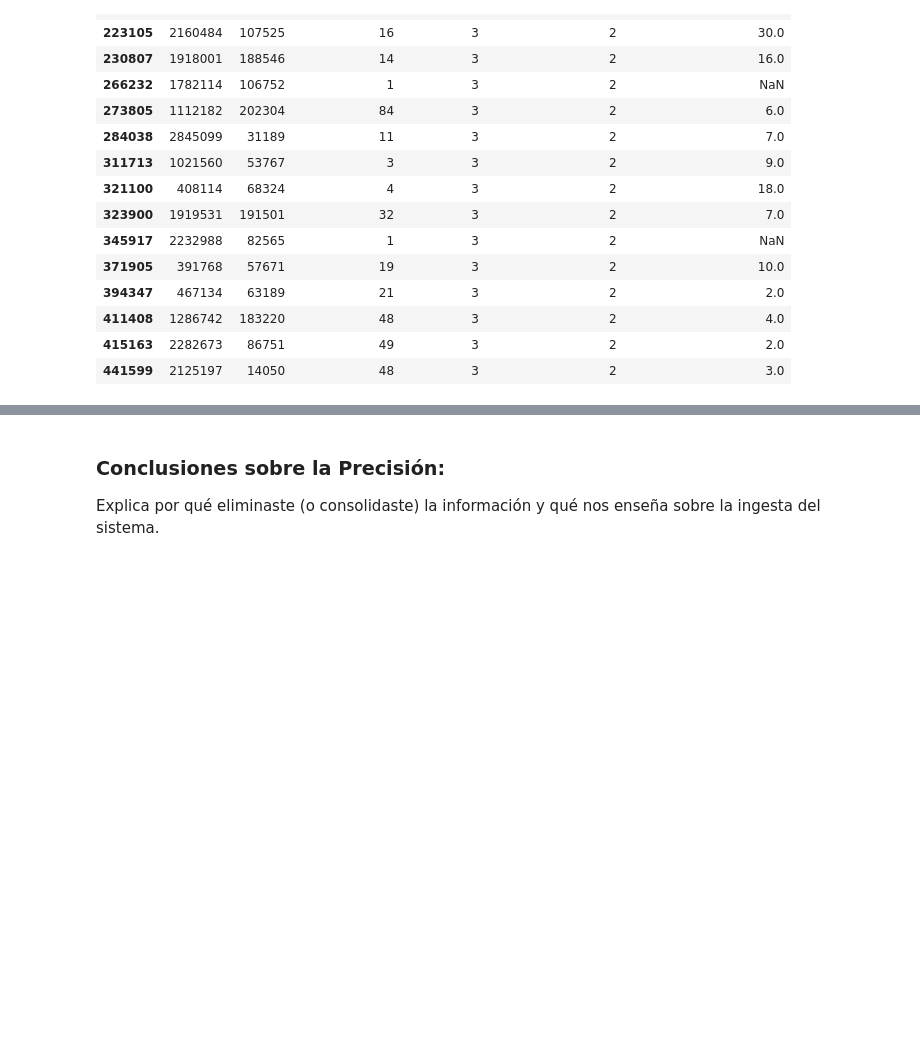
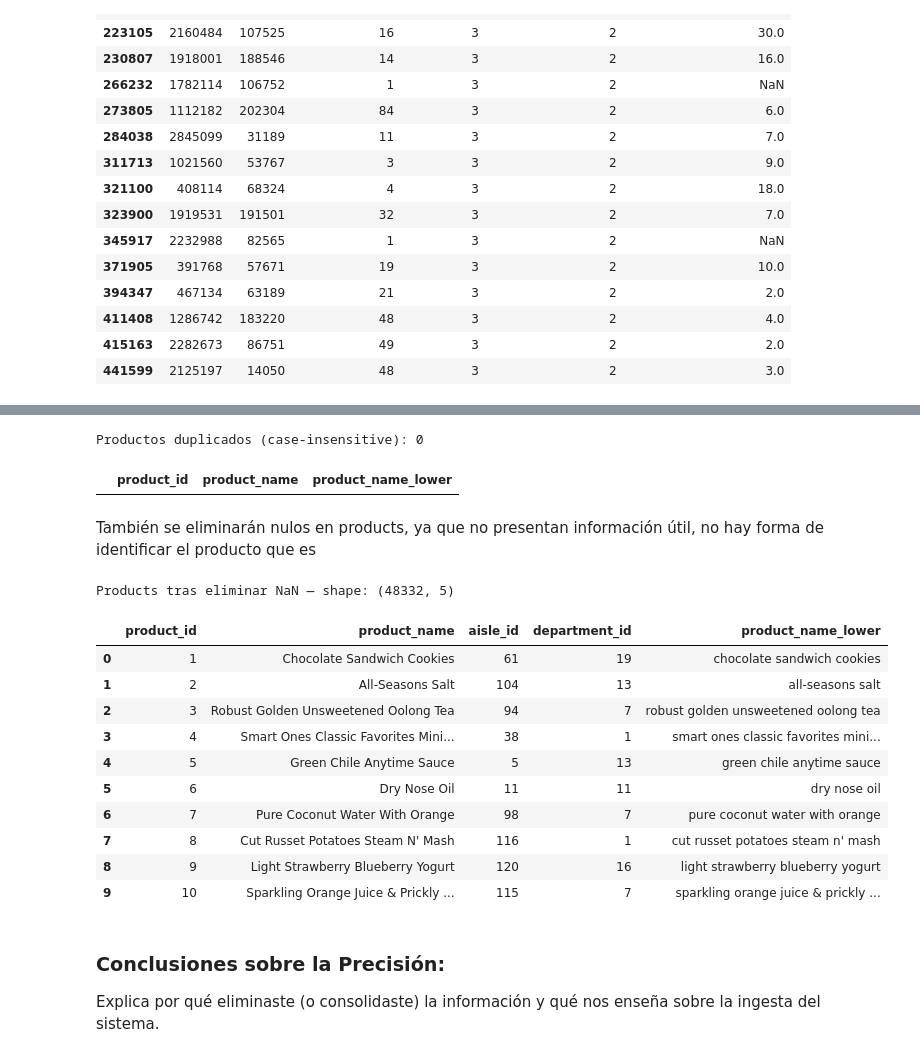
Before and after one commit to osbonilla/ds-week-2, a Jupyter notebook: taller_3_nombre_apellido.ipynb, the cells around one changed output, grey strips where cells are left out. Saved outputs shown, nothing was run; the diff lists cells and outputs as text; code cells hidden in the pictures; blank space fills up the shorter version.

```diff
--- a/taller_3_nombre_apellido.ipynb
+++ b/taller_3_nombre_apellido.ipynb
@@ -150,0 +207,11 @@ Duplicados explícitos en orders: 15
+# %%
+products = (products
+            .sort_values('product_id')                              # menor ID primero
+            .drop_duplicates(subset='product_name_lower', keep='first')  # conserva el primero
+            .drop(columns='product_name_lower')
+            .reset_index(drop=True))
+
+display(
+    products.head(10)
+    .style.set_caption(f"Products tras normalización — shape: {products.shape}")
+)
@@ -151,3 +231,43 @@ Duplicados explícitos en orders: 15
+# %%
+# Verificar si hay nombres duplicados
+
+products['product_name_lower'] = products['product_name'].str.lower().str.strip()
+
+# Ver los pares duplicados en product_name_lower
+dupl_prod = products[products.duplicated(subset='product_name_lower', keep=False) &
+                     products['product_name_lower'].notna()] # Se excluyen los nulos
+
+display(
+    dupl_prod[['product_id', 'product_name', 'product_name_lower']]
+    .sort_values('product_name_lower')
+    .reset_index(drop=True)
+    .style.set_caption(f"Productos duplicados (case-insensitive): {len(dupl_prod)}")
+)
+# %% [output]
+Productos duplicados (case-insensitive): 0
+|  | product_id | product_name | product_name_lower |
+# %% [markdown]
+También se eliminarán nulos en products, ya que no presentan información útil, no hay forma de identificar el producto que es
+# %%
+products = products.dropna(subset=['product_name']).reset_index(drop=True)
+
+display(
+    products.head(10)
+    .style.set_caption(f"Products tras eliminar NaN — shape: {products.shape}")
+)
+# %% [output]
+Products tras eliminar NaN — shape: (48332, 5)
+|  | product_id | product_name | aisle_id | department_id | product_name_lower |
+| 0 | 1 | Chocolate Sandwich Cookies | 61 | 19 | chocolate sandwich cookies |
+| 1 | 2 | All-Seasons Salt | 104 | 13 | all-seasons salt |
+| 2 | 3 | Robust Golden Unsweetened Oolong Tea | 94 | 7 | robust golden unsweetened oolong tea |
+| 3 | 4 | Smart Ones Classic Favorites Mini... | 38 | 1 | smart ones classic favorites mini... |
+| 4 | 5 | Green Chile Anytime Sauce | 5 | 13 | green chile anytime sauce |
+| 5 | 6 | Dry Nose Oil | 11 | 11 | dry nose oil |
+| 6 | 7 | Pure Coconut Water With Orange | 98 | 7 | pure coconut water with orange |
+| 7 | 8 | Cut Russet Potatoes Steam N' Mash | 116 | 1 | cut russet potatoes steam n' mash |
+| 8 | 9 | Light Strawberry Blueberry Yogurt | 120 | 16 | light strawberry blueberry yogurt |
+| 9 | 10 | Sparkling Orange Juice & Prickly ... | 115 | 7 | sparkling orange juice & prickly ... |
 # %% [markdown]
 ### Conclusiones sobre la Precisión:
 Explica por qué eliminaste (o consolidaste) la información y qué nos enseña sobre la ingesta del sistema.
```
Also changed, not shown: parts of 7 cells of this notebook.
